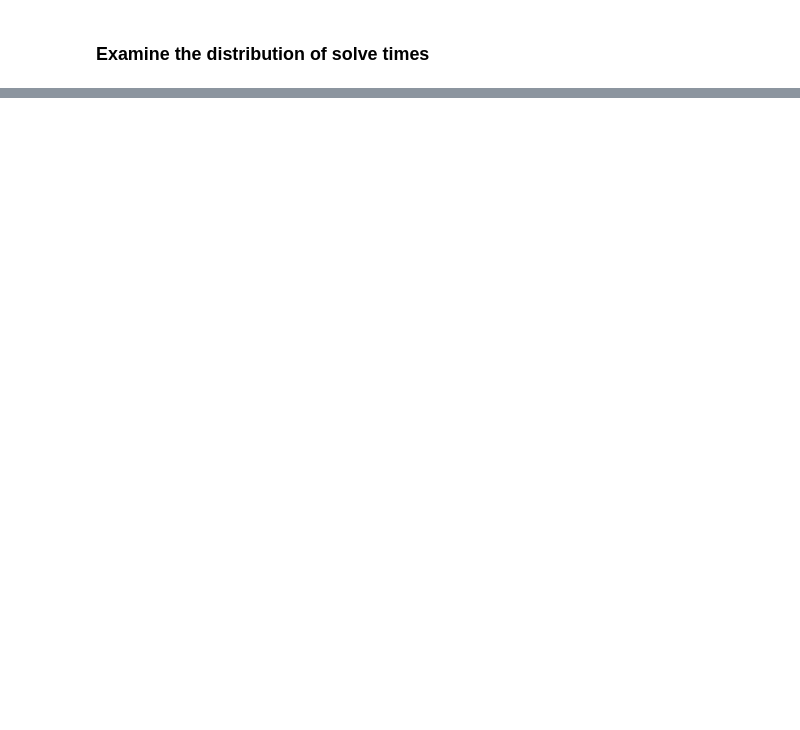
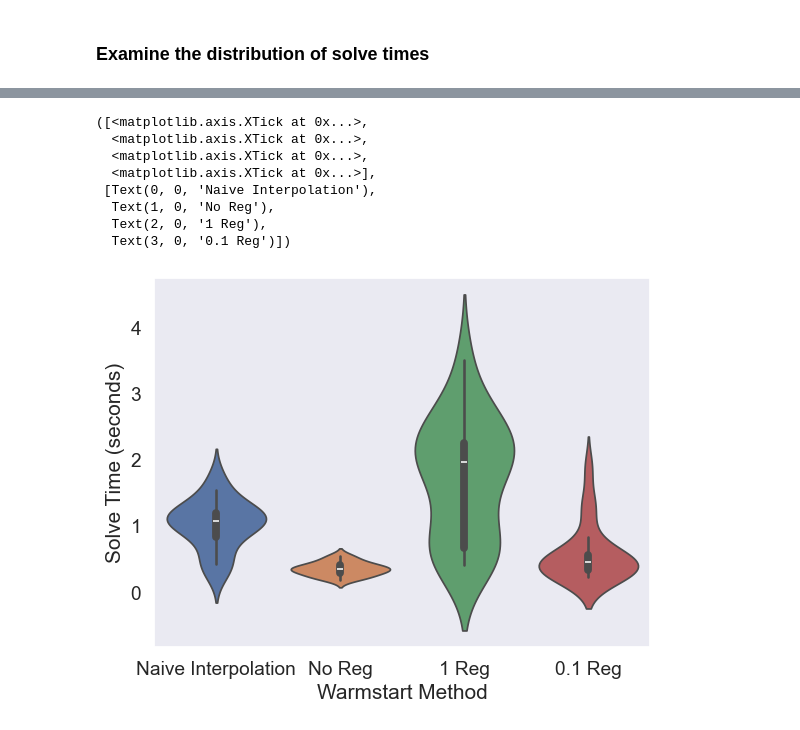
Before and after one commit to Astronauty/AiPEX-Projects, a Jupyter notebook: warmstarting_NLPs/NLP_solution_analysis.ipynb, the cells around one changed output, grey strips where cells are left out. Drawn from its saved outputs; the diff is of its cells as text; code cells hidden in the pictures; blank space fills up the shorter version.

```diff
--- a/warmstarting_NLPs/NLP_solution_analysis.ipynb
+++ b/warmstarting_NLPs/NLP_solution_analysis.ipynb
@@ -88,0 +89,40 @@ NormaltestResult(statistic=1147.6906359755221, pvalue=6.055429216289899e-250)
+# %%
+path = pathlib.Path(r'data\NLP_refinement\cartpole_100_no_reg.csv')
+df = pd.read_csv(path)
+
+combined_df = df[['solve_time_sec', 'warmstarted_solve_time_sec']]
+
+
+### 1 reg
+path = pathlib.Path(r'data\NLP_refinement\cartpole_100_1reg.csv')
+df = pd.read_csv(path)
+df = df.rename(columns={'warmstarted_solve_time_sec': '1reg_warmstarted_solve_time_sec'})
+# df.head(2)
+combined_df = pd.concat([combined_df, df['1reg_warmstarted_solve_time_sec']])
+
+
+### 0.11 reg
+path = pathlib.Path(r'data\NLP_refinement\cartpole_100_0-1reg.csv')
+df = pd.read_csv(path)
+df = df.rename(columns={'warmstarted_solve_time_sec': '0-1reg_warmstarted_solve_time_sec'})
+# df.head(2)
+combined_df = pd.concat([combined_df, df['0-1reg_warmstarted_solve_time_sec']])
+
+
+sns.violinplot(data=combined_df)
+
+plt.xlabel('Warmstart Method')
+plt.ylabel('Solve Time (seconds)')
+
+plt.xticks([0, 1, 2, 3], ['Naive Interpolation', 'No Reg', '1 Reg', '0.1 Reg'])
+# sns.violinplot(x=df['warmstarted_solve_time_sec'])
+# %% [output]
+([<matplotlib.axis.XTick at 0x...>,
+  <matplotlib.axis.XTick at 0x...>,
+  <matplotlib.axis.XTick at 0x...>,
+  <matplotlib.axis.XTick at 0x...>],
+ [Text(0, 0, 'Naive Interpolation'),
+  Text(1, 0, 'No Reg'),
+  Text(2, 0, '1 Reg'),
+  Text(3, 0, '0.1 Reg')])
+[figure, added]
```
Also changed, not shown: parts of 5 cells of this notebook, 5 other files.
